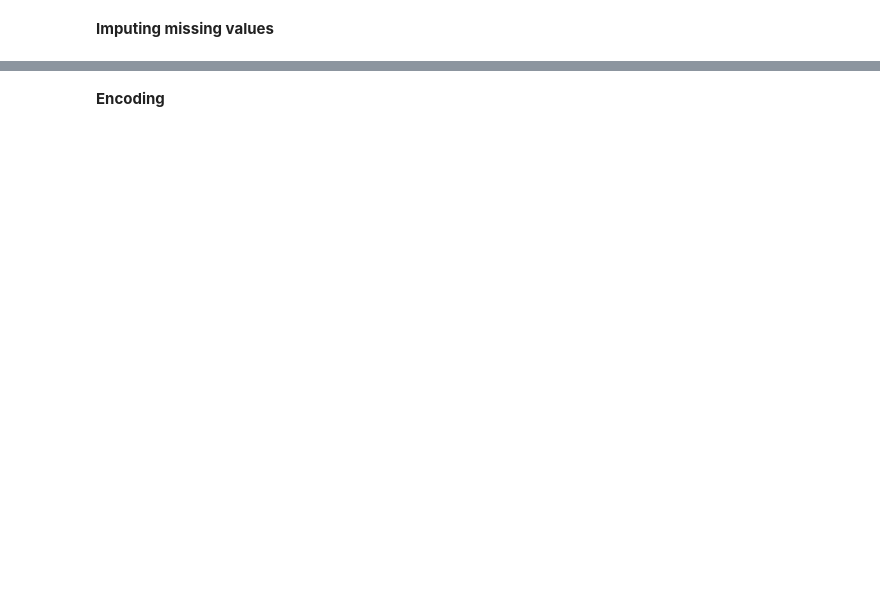
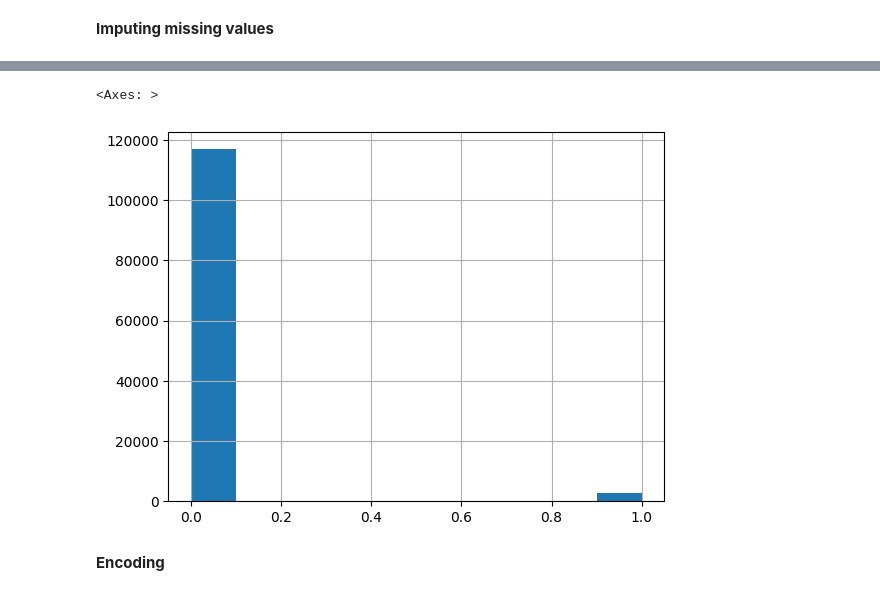
Before and after one commit to Karlajack/Machine_Learning_24e, a Jupyter notebook: Wk3-Credit_Risk_Classification_Project.ipynb, the cells around one changed output, grey strips where cells are left out. Drawn from its saved outputs; the diff is of its cells as text; code cells hidden in the pictures; blank space fills up the shorter version.

```diff
--- a/Wk3-Credit_Risk_Classification_Project.ipynb
+++ b/Wk3-Credit_Risk_Classification_Project.ipynb
@@ -224,0 +269,5 @@ data[NumVar]=num
+# %%
+data['Target variable'].hist()
+# %% [output]
+<Axes: >
+[figure, added]
```
Also changed, not shown: parts of 7 cells of this notebook.
